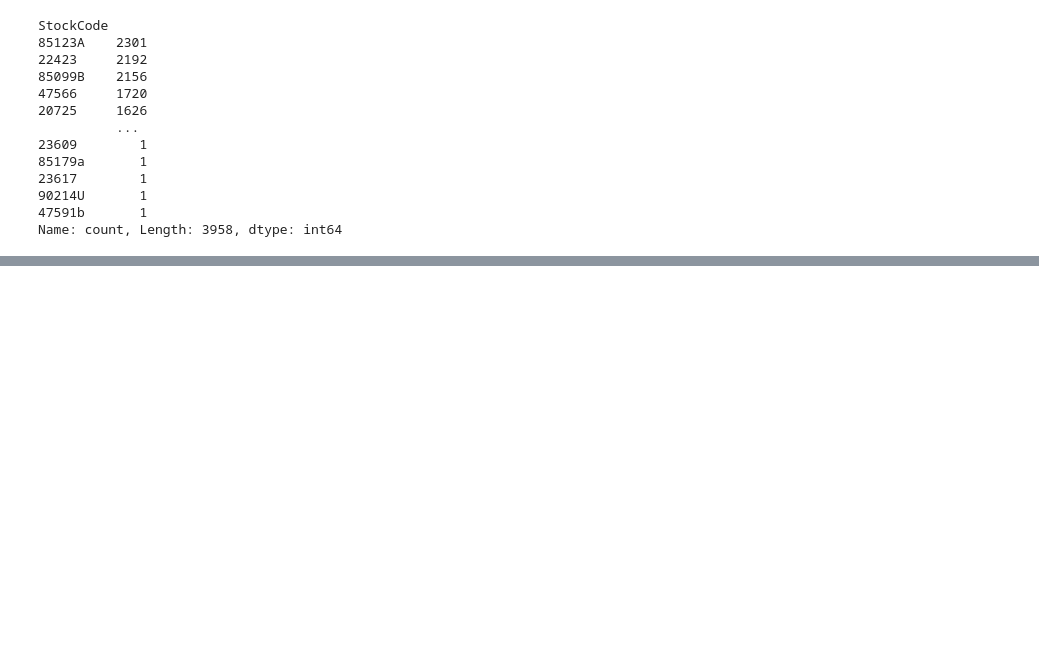
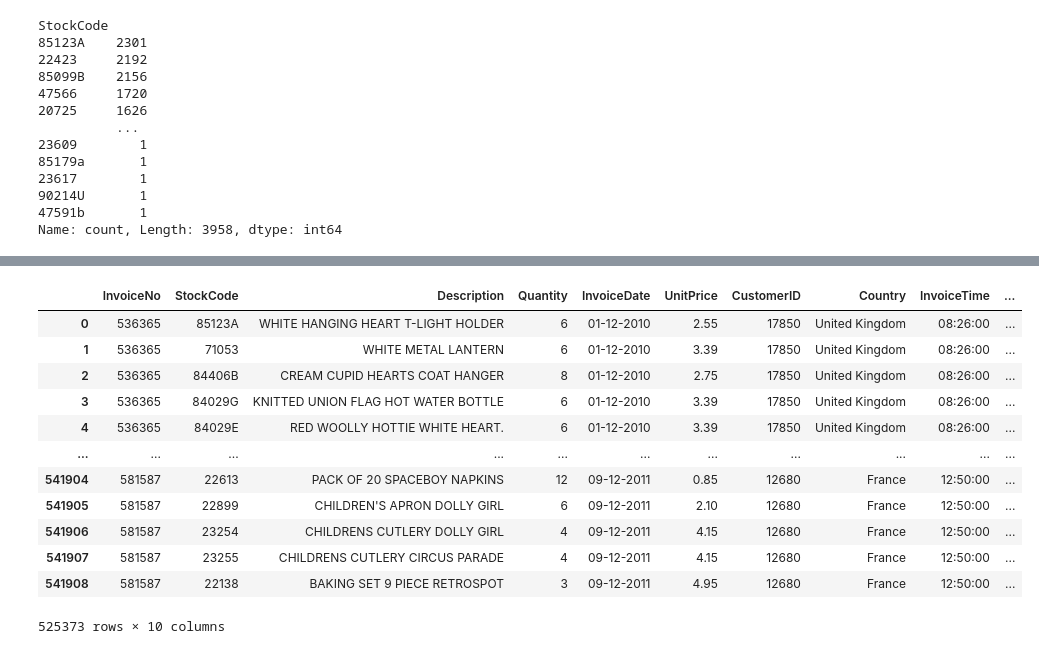
Before and after one commit to raghav-fr/Retail-Analytics, a Jupyter notebook: online_retail.ipynb, the cells around one changed output, grey strips where cells are left out. Saved outputs shown, nothing was run; the diff lists cells and outputs as text; code cells hidden in the pictures; blank space fills up the shorter version.

Commit message:
data cleaned complete

```diff
--- a/online_retail.ipynb
+++ b/online_retail.ipynb
@@ -169,0 +340,4 @@ Name: count, Length: 3958, dtype: int64
+# %%
+df_cleaned=df_cleaned[df_cleaned['UnitPrice'].astype(str).str.match(r'^[^-]')]
+# %%
+df_cleaned['TotalCost']=df_cleaned['Quantity']*df_cleaned['UnitPrice']
@@ -169,0 +357,2 @@ Name: count, Length: 3958, dtype: int64
+# %%
+df_cleaned['CustomerID']=df_cleaned['CustomerID'].astype(str).str.replace(r"\.[0-9]+$","",regex=True)
@@ -169,0 +380,18 @@ Name: count, Length: 3958, dtype: int64
+# %%
+df_cleaned=df_cleaned.drop(columns=['total cost'])
+# %%
+df_cleaned
+# %% [output]
+|  | InvoiceNo | StockCode | Description | Quantity | InvoiceDate | UnitPrice | CustomerID | Country | InvoiceTime | ... |
+| 0 | 536365 | 85123A | WHITE HANGING HEART T-LIGHT HOLDER | 6 | 01-12-2010 | 2.55 | 17850 | United Kingdom | 08:26:00 | ... |
+| 1 | 536365 | 71053 | WHITE METAL LANTERN | 6 | 01-12-2010 | 3.39 | 17850 | United Kingdom | 08:26:00 | ... |
+| 2 | 536365 | 84406B | CREAM CUPID HEARTS COAT HANGER | 8 | 01-12-2010 | 2.75 | 17850 | United Kingdom | 08:26:00 | ... |
+| 3 | 536365 | 84029G | KNITTED UNION FLAG HOT WATER BOTTLE | 6 | 01-12-2010 | 3.39 | 17850 | United Kingdom | 08:26:00 | ... |
+| 4 | 536365 | 84029E | RED WOOLLY HOTTIE WHITE HEART. | 6 | 01-12-2010 | 3.39 | 17850 | United Kingdom | 08:26:00 | ... |
+| ... | ... | ... | ... | ... | ... | ... | ... | ... | ... | ... |
+| 541904 | 581587 | 22613 | PACK OF 20 SPACEBOY NAPKINS | 12 | 09-12-2011 | 0.85 | 12680 | France | 12:50:00 | ... |
+| 541905 | 581587 | 22899 | CHILDREN'S APRON DOLLY GIRL | 6 | 09-12-2011 | 2.10 | 12680 | France | 12:50:00 | ... |
+| 541906 | 581587 | 23254 | CHILDRENS CUTLERY DOLLY GIRL | 4 | 09-12-2011 | 4.15 | 12680 | France | 12:50:00 | ... |
+| 541907 | 581587 | 23255 | CHILDRENS CUTLERY CIRCUS PARADE | 4 | 09-12-2011 | 4.15 | 12680 | France | 12:50:00 | ... |
+| 541908 | 581587 | 22138 | BAKING SET 9 PIECE RETROSPOT | 3 | 09-12-2011 | 4.95 | 12680 | France | 12:50:00 | ... |
+525373 rows × 10 columns
```
Also changed, not shown: parts of 21 cells of this notebook, 3 other files.
